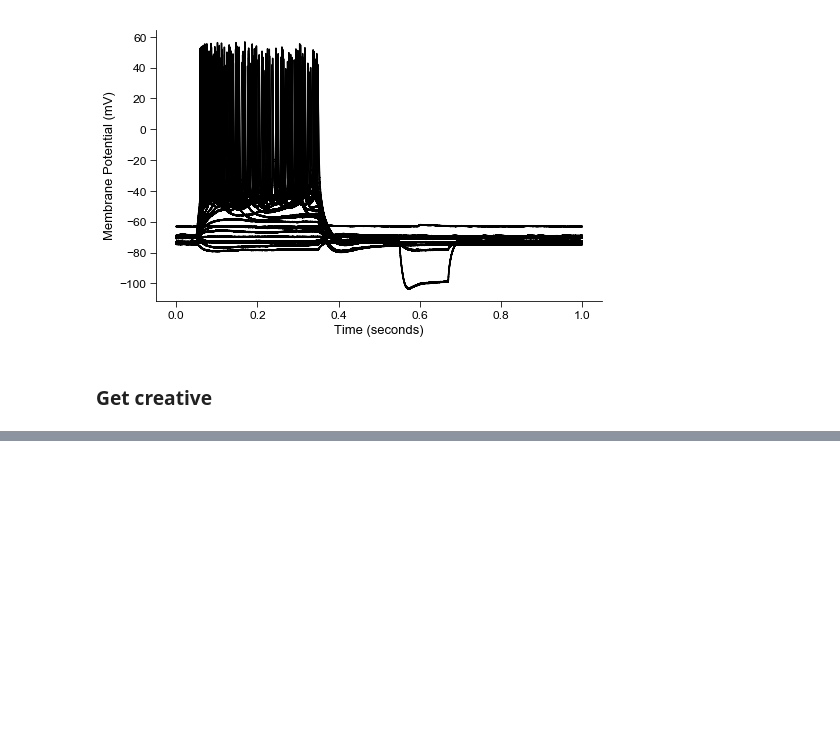
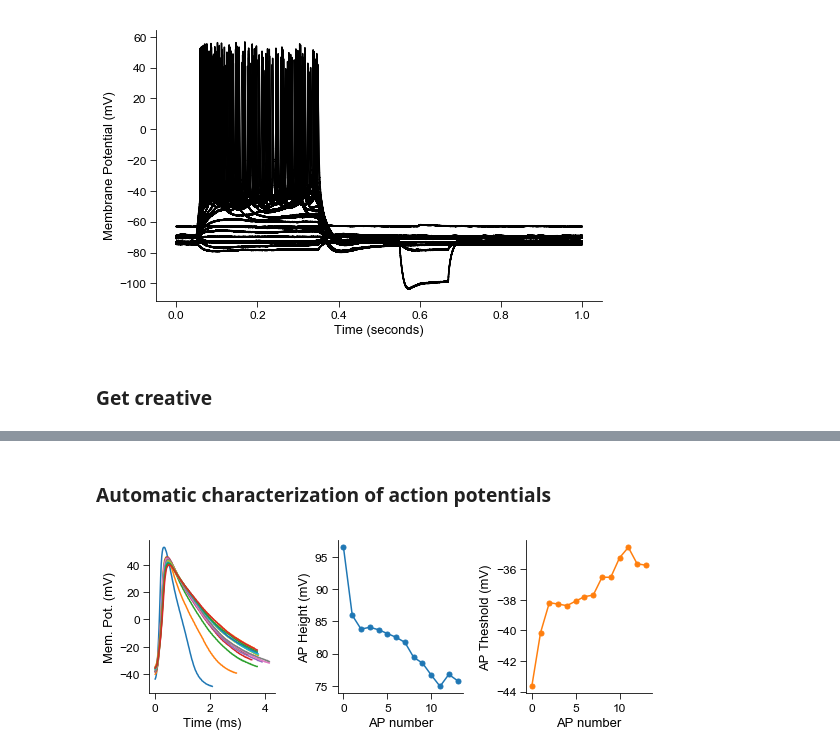
Before and after one commit to pspratt/pyibt, a Jupyter notebook: docs/examples/pyibt_demo.ipynb, the cells around one changed output, grey strips where cells are left out. Cells and saved outputs as stored; diff of their text form; code cells hidden in the pictures; blank space fills up the shorter version.

```diff
--- a/docs/examples/pyibt_demo.ipynb
+++ b/docs/examples/pyibt_demo.ipynb
@@ -108,0 +131,32 @@ plt.savefig('example_plots/fancy_FI_curve.png')
+# %% [markdown]
+### Automatic characterization of action potentials
+# %%
+sweep = ibt.sweeps[25]
+spikes = sweep.spike_properties()
+
+spike_num = [x for x in range(len(spikes))]
+spike_height = [spike['height'] for spike in spikes]
+spike_thresh = [spike['thresh'] for spike in spikes]
+
+fig = plt.figure(figsize=(8, 3))
+ax1 = fig.add_subplot(131)
+for spike in spikes:
+    ax1.plot(spike['time'] * 1000, spike['Vm'])
+ax1.set_ylabel('Mem. Pot. (mV)')
+ax1.set_xlabel('Time (ms)')
+
+ax2 = fig.add_subplot(132)
+ax2.plot(spike_num,spike_height, '-o', markersize=5)
+ax2.set_ylabel('AP Height (mV)')
+ax2.set_xlabel('AP number')
+
+ax3 = fig.add_subplot(133)
+ax3.plot(spike_num,spike_thresh, '-o', markersize=5, color='tab:orange')
+ax3.set_ylabel('AP Theshold (mV)')
+ax3.set_xlabel('AP number')
+
+plt.savefig('example_plots/AP_characterization.png')
+
+plt.tight_layout()
+# %% [output]
+[figure, added]
```
Also changed, not shown: parts of 7 cells of this notebook, 4 other files.
